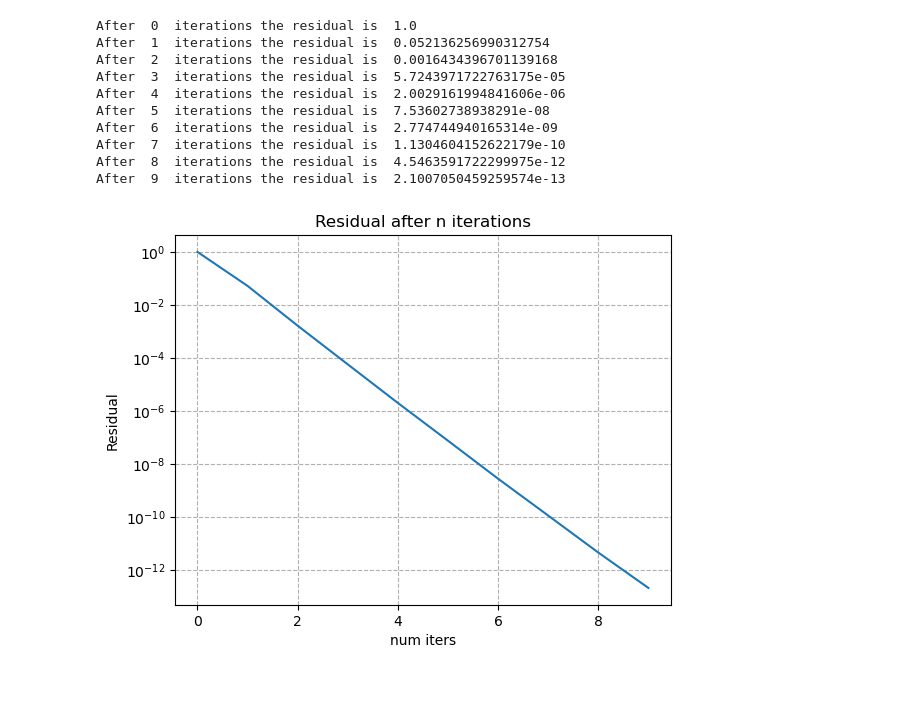
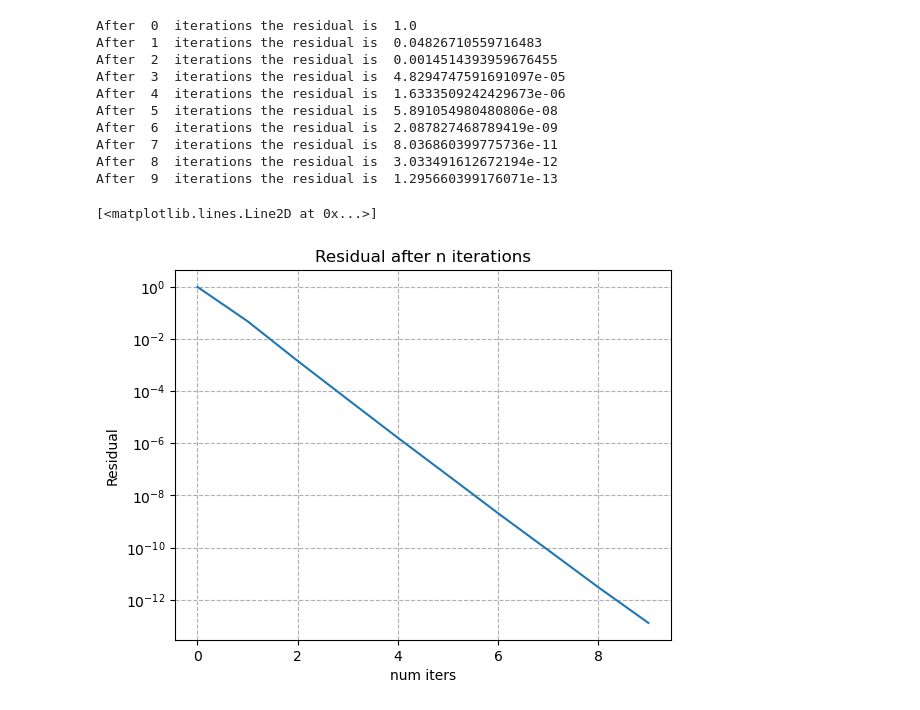
Before and after one commit to jabruniessner/multigrid, a Jupyter notebook: Data_Analysis/Multigrid_python.ipynb, the cells around one changed output. Cells and saved outputs as stored; diff of their text form; code cells hidden in the pictures.

Commit message:
Fixed the python version of the multigrid and now I get very good convergence

```diff
--- a/Data_Analysis/Multigrid_python.ipynb
+++ b/Data_Analysis/Multigrid_python.ipynb
@@ -110,13 +115,14 @@ shape=(3,3,3)
 def matvec_shape(x_flat, shape, factor = 2):
     x_grid = np.zeros([shape[0]+2,shape[1]+2,shape[2]+2])
     x_grid[1:-1, 1:-1, 1:-1] = x_flat.reshape(shape)
-    Ax_grid = apply_stencil(x_grid) / factor #We need to divide by 4 in order to account for different grid steps
+    Ax_grid = apply_stencil(x_grid, should_print = False) / factor #We need to divide by 2 in order to get good convergence
     return Ax_grid[1:-1, 1:-1, 1:-1].ravel()
 
 def get_matvec_shape(shape, factor=2):
+    #print("The factor in get_matvec is: ", factor)
     return lambda x_flat: matvec_shape(x_flat, shape, factor)
 # %%
-def multigrid_V_cycle(base_length, num_iters=[1 , 1], num_levels = None, level_num = None, rhs = None):
+def multigrid_V_cycle(base_length, num_iters=[1 , 1], num_smooth = 2, num_levels = None, level_num = None, rhs = None):
 
     if (num_levels==None or level_num==None):
         num_levels=level_num=len(num_iters)
@@ -161,11 +167,15 @@ def multigrid_V_cycle(base_length, num_iters=[1 , 1], num_levels = None, level_n
     residuals = []
     for i in range(num_iters[0]):
         if level_num==num_levels:
-            residuum = compute_res(guess, rhs)
+            residuum = compute_res(guess, rhs, 2**(num_levels-level_num))
             print("After ", i, " iterations the residual is ", residuum)
             residuals.append(residuum)
 
-        rb_gauss_seidel_3d(guess, rhs, iterations=2)
+        #print("The current level is: ", level_num)
+        rb_gauss_seidel_3d(guess, rhs, 2**(num_levels-level_num), iterations = num_smooth)
+        #print("The guess after the rb_guass_seidel is: ")
+        #print(guess)
+        #print("The right hand side for the ")
         #print("The guess after a ", 2, " Gauss-Seidel iteration is: ")
         #print(guess)
         #coarsening
@@ -173,9 +183,10 @@ def multigrid_V_cycle(base_length, num_iters=[1 , 1], num_levels = None, level_n
         #print("The defect domain before coarsening is: ")
         #print(defect_domain)
         coarse = restrict(defect_domain)
-        coarse = multigrid_V_cycle(base_length, num_iters[1 : ] , num_levels, level_num-1,rhs = coarse)
+        coarse = multigrid_V_cycle(base_length, num_iters[1 : ] ,num_smooth ,num_levels, level_num-1,rhs = coarse)
 
         #refining
+
         refinemend = prolong_with_rgi(coarse)
 
         #print("The refined coarse grid solution: ")
@@ -189,7 +200,8 @@ def multigrid_V_cycle(base_length, num_iters=[1 , 1], num_levels = None, level_n
         #print(guess)
 
         #doing the post smoothing
-        rb_gauss_seidel_3d(guess, rhs, iterations=2)
+        #print("Current level: ", level_num)
+        rb_gauss_seidel_3d(guess, rhs, 2**(num_levels-level_num), iterations= num_smooth)
 
         #print("After the post smoothing step the guess is:")
         #print(guess)
@@ -197,4 +209,4 @@ def multigrid_V_cycle(base_length, num_iters=[1 , 1], num_levels = None, level_n
     guess+=u
 
 
-    return guess, residuals if level_num==num_levels else guess
+    return (guess, residuals) if level_num==num_levels else guess
@@ -201,25 +244,29 @@ def multigrid_V_cycle(base_length, num_iters=[1 , 1], num_levels = None, level_n
 # %%
 np.set_printoptions(precision=3)
-base_length = np.array([16,16,16])
-guess, residuals = multigrid_V_cycle(base_length, [10, 1])
+base_length = np.array([8,8,8])
+#
+
+#multigrid_V_cycle(base_length, [10, 1], num_levels = 3, level_num=2);
+guess, residuals = multigrid_V_cycle(base_length, [10, 1]);
 
 xs= np.linspace(0, 9, 10)
 plt.xlabel("num iters")
 plt.ylabel("Residual")
 plt.title("Residual after n iterations")
 plt.yscale("log")
 plt.grid(True, which="both", linestyle='--')
 plt.plot(xs, residuals)
-plt.savefig("Residual_plot_new.pdf",format="pdf")
+#plt.savefig("Residual_plot_new.pdf",format="pdf")
 # %% [output]
 After  0  iterations the residual is  1.0
-After  1  iterations the residual is  0.052136256990312754
-After  2  iterations the residual is  0.0016434396701139168
-After  3  iterations the residual is  5.7243971722763175e-05
-After  4  iterations the residual is  2.0029161994841606e-06
-After  5  iterations the residual is  7.53602738938291e-08
-After  6  iterations the residual is  2.774744940165314e-09
-After  7  iterations the residual is  1.1304604152622179e-10
-After  8  iterations the residual is  4.5463591722299975e-12
-After  9  iterations the residual is  2.1007050459259574e-13
+After  1  iterations the residual is  0.04826710559716483
+After  2  iterations the residual is  0.0014514393959676455
+After  3  iterations the residual is  4.8294747591691097e-05
+After  4  iterations the residual is  1.6333509242429673e-06
+After  5  iterations the residual is  5.891054980480806e-08
+After  6  iterations the residual is  2.087827468789419e-09
+After  7  iterations the residual is  8.036860399775736e-11
+After  8  iterations the residual is  3.033491612672194e-12
+After  9  iterations the residual is  1.295660399176071e-13
+[<matplotlib.lines.Line2D at 0x...>]
-[figure, old version]
+[figure, new version]
```
Also changed, not shown: parts of 7 cells of this notebook, 4 other files.
